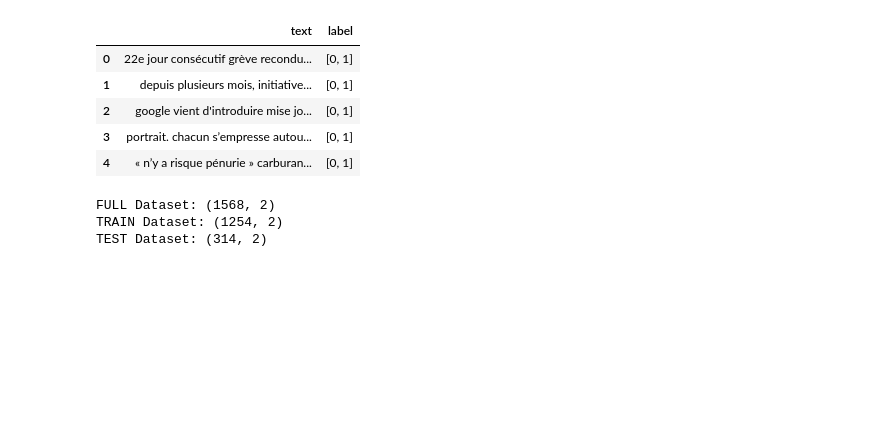
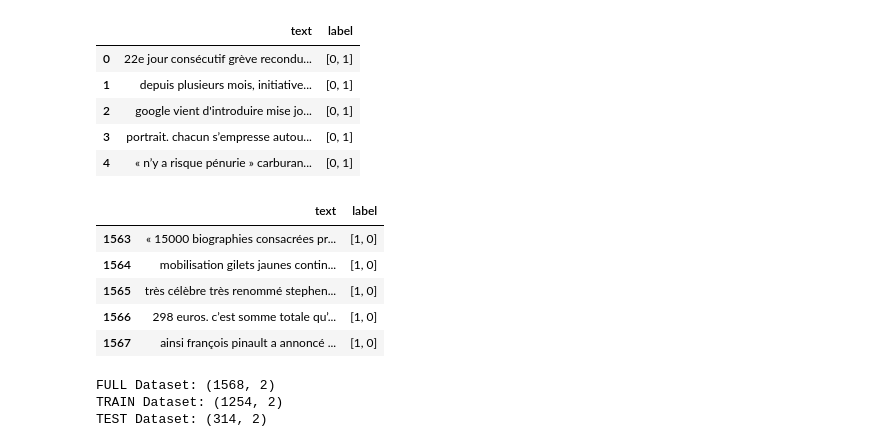
Before and after one commit to ValentinCord/HandsOnAI_2, a Jupyter notebook: NLP_Transformer.ipynb, the cells around one changed output. Saved outputs shown, nothing was run; the diff lists cells and outputs as text; code cells hidden in the pictures; blank space fills up the shorter version.

```diff
--- a/NLP_Transformer.ipynb
+++ b/NLP_Transformer.ipynb
@@ -262,6 +267,15 @@ df.head()
 | 2 | google vient d'introduire mise jo... | [0, 1] |
 | 3 | portrait. chacun s’empresse autou... | [0, 1] |
 | 4 | « n’y a risque pénurie » carburan... | [0, 1] |
+# %%
+df.tail()
+# %% [output]
+|  | text | label |
+| 1563 | « 15000 biographies consacrées pr... | [1, 0] |
+| 1564 | mobilisation gilets jaunes contin... | [1, 0] |
+| 1565 | très célèbre très renommé stephen... | [1, 0] |
+| 1566 | 298 euros. c’est somme totale qu’... | [1, 0] |
+| 1567 | ainsi françois pinault a annoncé ... | [1, 0] |
 # %%
 train_size = 0.8
 train_dataset=df.sample(frac=train_size,random_state=200)
```
Also changed, not shown: parts of 20 cells of this notebook.
